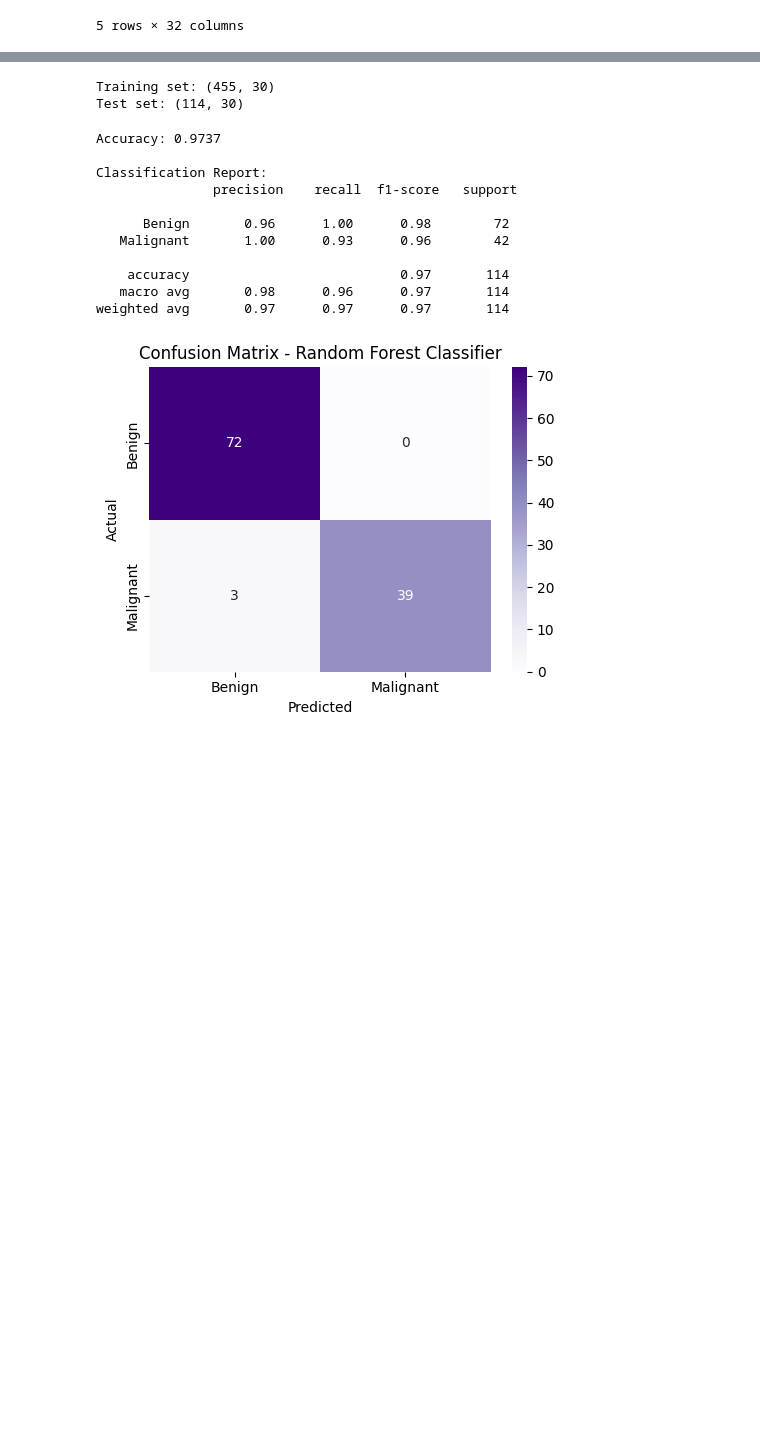
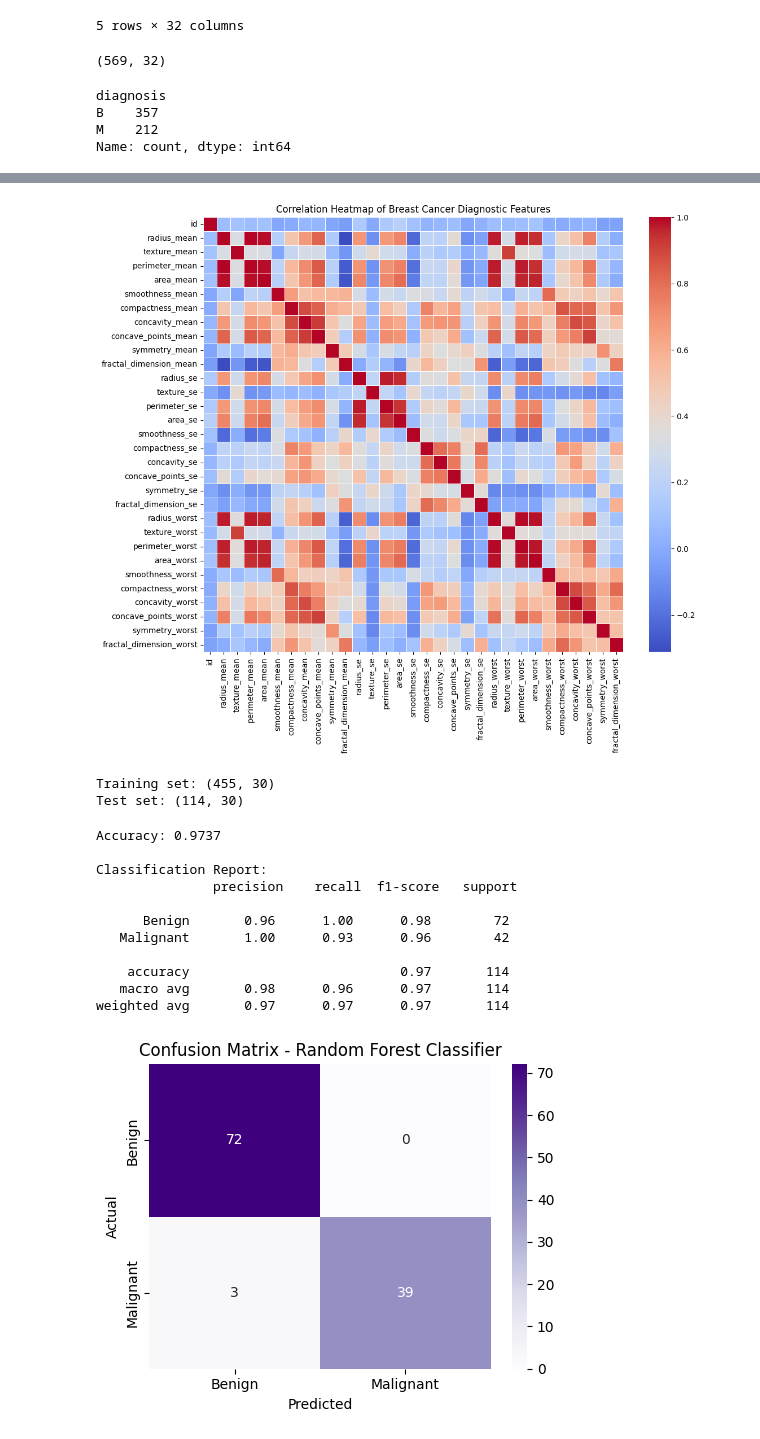
Before and after one commit to thurgoodj3/MSBD566-Assignment-3, a Jupyter notebook: MSBD566-Assignment-3/notebooks/Assignment 3_James Walton.ipynb, the cells around one changed output, grey strips where cells are left out. Saved outputs shown, nothing was run; the diff lists cells and outputs as text; code cells hidden in the pictures; blank space fills up the shorter version.

```diff
--- a/MSBD566-Assignment-3/notebooks/Assignment 3_James Walton.ipynb
+++ b/MSBD566-Assignment-3/notebooks/Assignment 3_James Walton.ipynb
@@ -57,6 +57,17 @@ df.head()
 | 3 | 84348301 | M | 11.42 | 20.38 | 77.58 | 386.1 | 0.14250 | ... |
 | 4 | 84358402 | M | 20.29 | 14.34 | 135.10 | 1297.0 | 0.10030 | ... |
 5 rows × 32 columns
+# %%
+df.shape
+# %% [output]
+(569, 32)
+# %%
+df['diagnosis'].value_counts()
+# %% [output]
+diagnosis
+B    357
+M    212
+Name: count, dtype: int64
 # %%
 # Class distribution
 sns.countplot(x='diagnosis', data=df, palette='Set2')
@@ -83,6 +94,17 @@ Passing `palette` without assigning `hue` is deprecated and will be removed in v
 | concavity_mean | 569.0 | 8.879932e-02 | 7.971981e-02 | 0.00000 | 0.02956 | 0.06154 | 1.307000e-01 | 4.268000e-01 |
 | concave_points_mean | 569.0 | 4.891915e-02 | 3.880284e-02 | 0.00000 | 0.02031 | 0.03350 | 7.400000e-02 | 2.012000e-01 |
 | symmetry_mean | 569.0 | 1.811619e-01 | 2.741428e-02 | 0.10600 | 0.16190 | 0.17920 | 1.957000e-01 | 3.040000e-01 |
+# %%
+# Compute the correlation matrix (numeric columns only)
+corr = df.select_dtypes(include=['float64', 'int64']).corr()
+
+# Plot heatmap
+plt.figure(figsize=(12,10))
+sns.heatmap(corr, cmap='coolwarm', linewidths=0.5)
+plt.title('Correlation Heatmap of Breast Cancer Diagnostic Features')
+plt.show()
+# %% [output]
+[figure, added]
 # %%
 # Data Preprocessing
 
```
Also changed, not shown: parts of 6 cells of this notebook.
